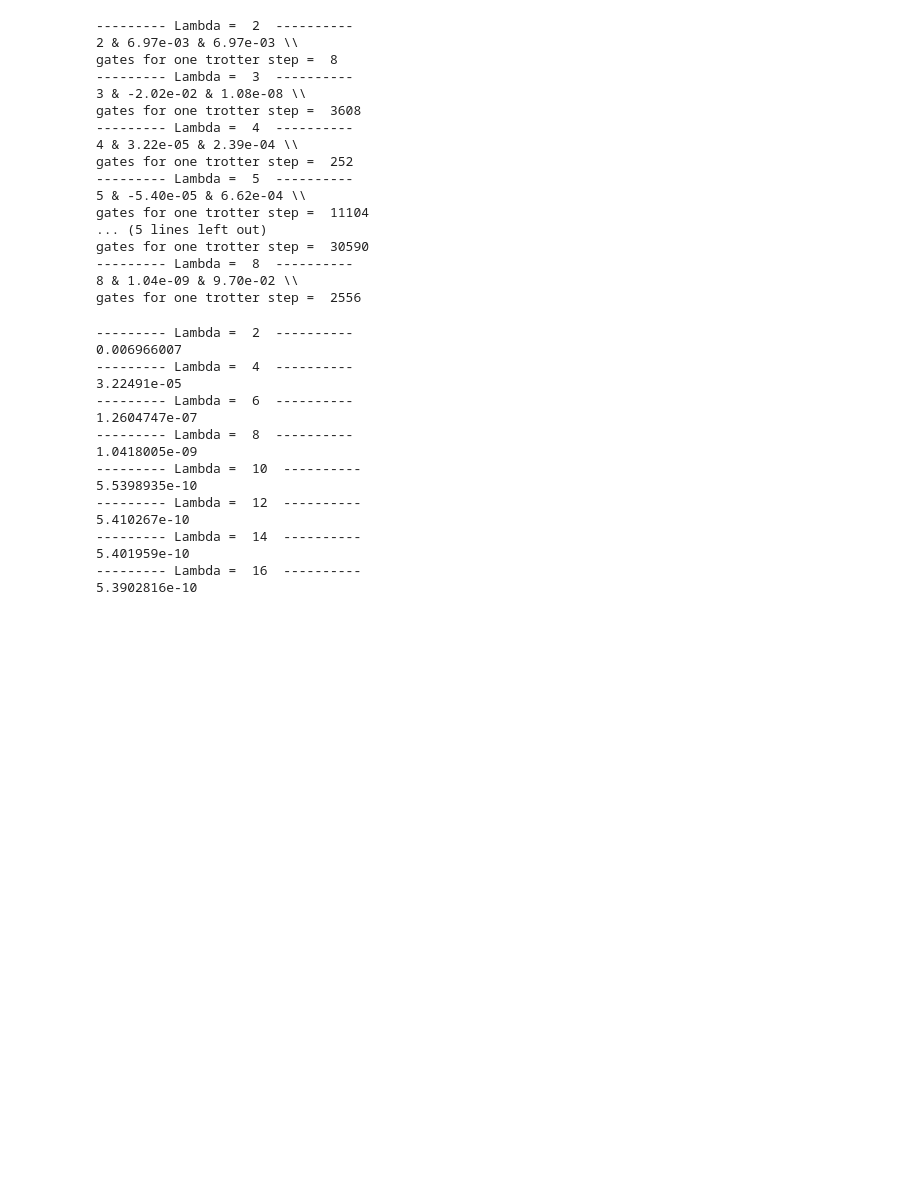
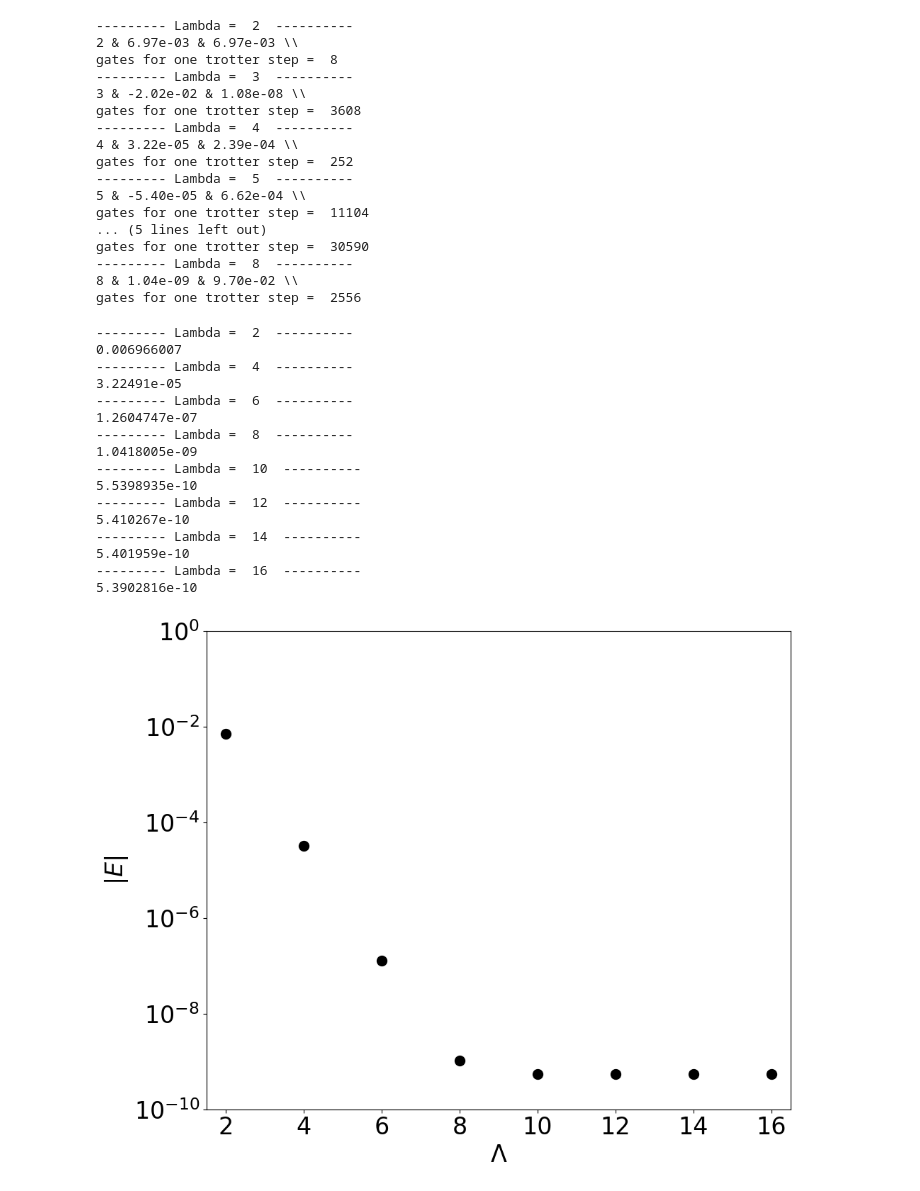
Before and after one commit to chrisculver/WessZumino, a Jupyter notebook: 2Site/VQE_linear.ipynb, the cells around one changed output. Drawn from its saved outputs; the diff is of its cells as text; code cells hidden in the pictures; blank space fills up the shorter version.

```diff
--- a/2Site/VQE_linear.ipynb
+++ b/2Site/VQE_linear.ipynb
@@ -185,3 +185,27 @@ for cutoff in [2,4,6,8,10,12,14,16]:
 5.401959e-10
 --------- Lambda =  16  ----------
 5.3902816e-10
+# %%
+import matplotlib.pyplot as plt
+import matplotlib
+
+ens=[0.006966007,3.22491e-05,1.2604747e-07,1.0418005e-09,5.5398935e-10,5.410267e-10,5.401959e-10,5.3902816e-10]
+
+#matplotlib.use("Agg")
+plt.style.use("paper.mplstyle")
+
+fig, ax = plt.subplots()
+
+plt.scatter([x for x in range(2,18,2)],[abs(en.real) for en in ens], c='black')
+plt.yscale('log')
+
+plt.xlabel('$\\Lambda$')
+plt.ylabel('$|E|$')
+
+plt.xlim(1.5,16.5)
+plt.ylim(1e-10,1e0)
+plt.yscale('log')
+
+plt.savefig('Plots/WZ_2site_linear_classical.pdf',bbox_inches='tight')
+# %% [output]
+[figure, added]
```
Also changed, not shown: 16 other files.
